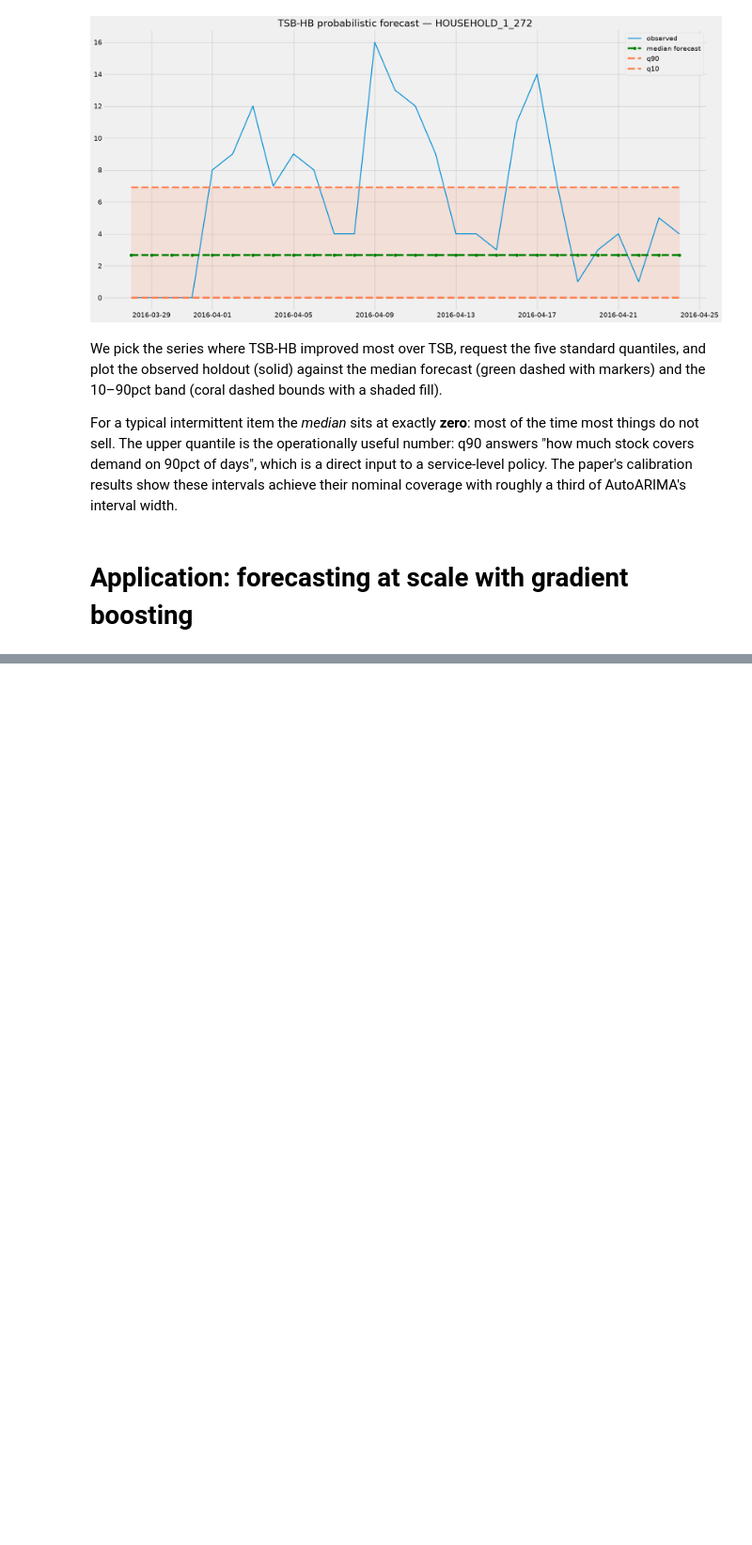
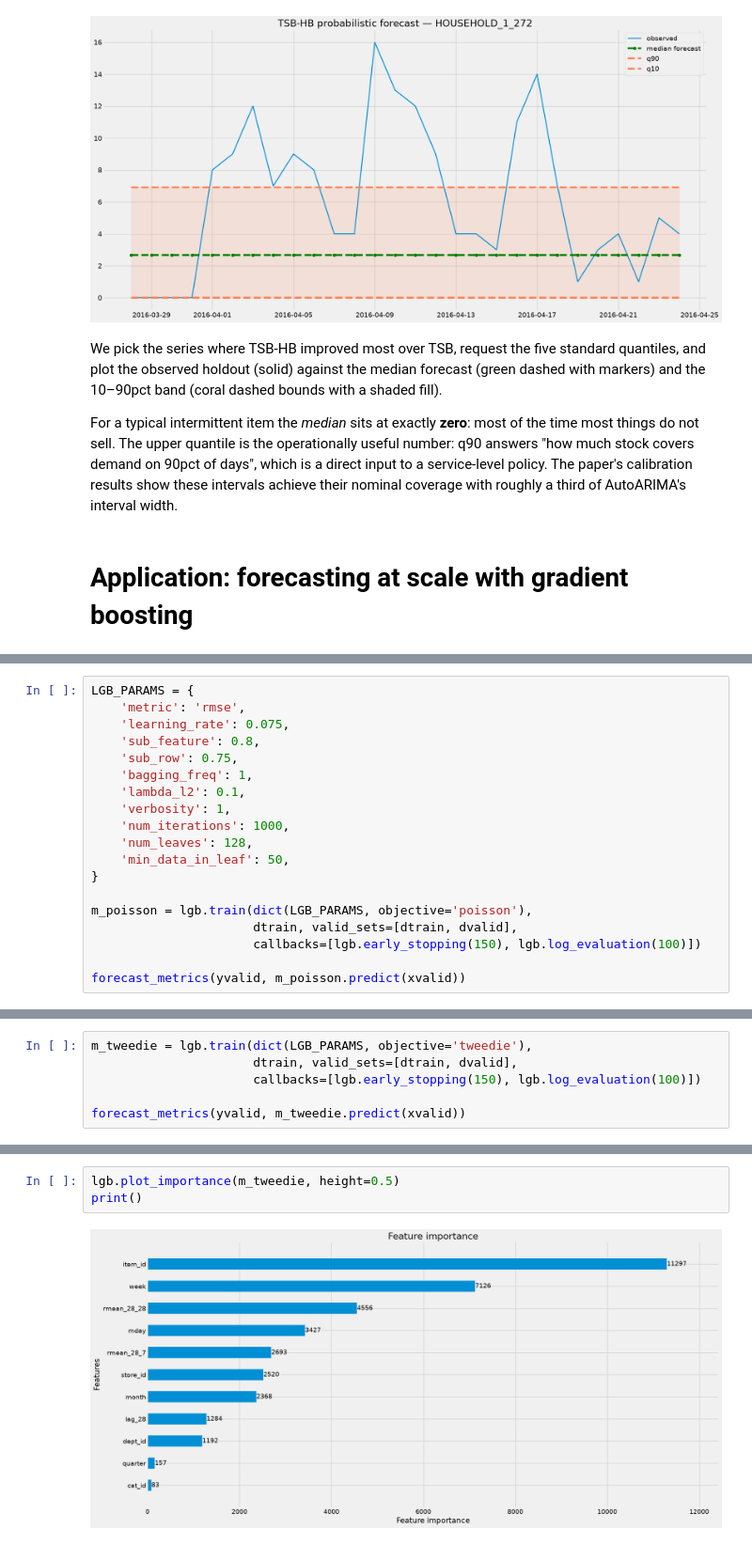
Before and after one commit to tng-konrad/time-series-with-Konrad, a Jupyter notebook: addendum-sales-and-demand-forecasting.ipynb, the cells around one changed output, grey strips where cells are left out. Shown at 94% size. Cells and saved outputs as stored; diff of their text form; blank space fills up the shorter version.

```diff
--- a/addendum-sales-and-demand-forecasting.ipynb
+++ b/addendum-sales-and-demand-forecasting.ipynb
@@ -713,0 +807,19 @@ For a typical intermittent item the *median* sits at exactly **zero**: most of t
+# %%
+LGB_PARAMS = {
+    'metric': 'rmse',
+    'learning_rate': 0.075,
+    'sub_feature': 0.8,
+    'sub_row': 0.75,
+    'bagging_freq': 1,
+    'lambda_l2': 0.1,
+    'verbosity': 1,
+    'num_iterations': 1000,
+    'num_leaves': 128,
+    'min_data_in_leaf': 50,
+}
+
+m_poisson = lgb.train(dict(LGB_PARAMS, objective='poisson'),
+                      dtrain, valid_sets=[dtrain, dvalid],
+                      callbacks=[lgb.early_stopping(150), lgb.log_evaluation(100)])
+
+forecast_metrics(yvalid, m_poisson.predict(xvalid))
@@ -713,0 +848,6 @@ For a typical intermittent item the *median* sits at exactly **zero**: most of t
+# %%
+m_tweedie = lgb.train(dict(LGB_PARAMS, objective='tweedie'),
+                      dtrain, valid_sets=[dtrain, dvalid],
+                      callbacks=[lgb.early_stopping(150), lgb.log_evaluation(100)])
+
+forecast_metrics(yvalid, m_tweedie.predict(xvalid))
@@ -713,0 +873,5 @@ For a typical intermittent item the *median* sits at exactly **zero**: most of t
+# %%
+lgb.plot_importance(m_tweedie, height=0.5)
+print()
+# %% [output]
+[figure, added]
```
Also changed, not shown: parts of 12 cells of this notebook.
